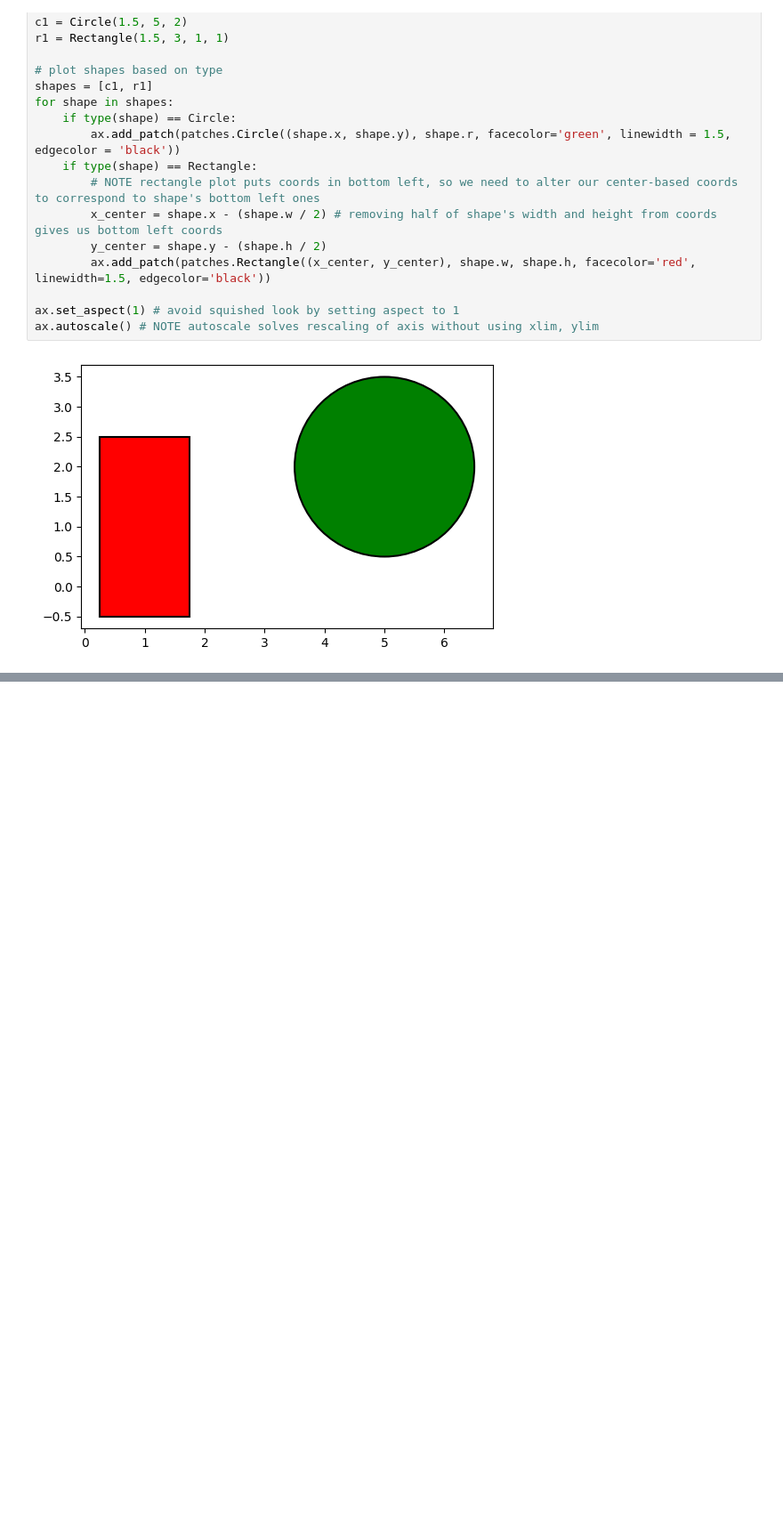
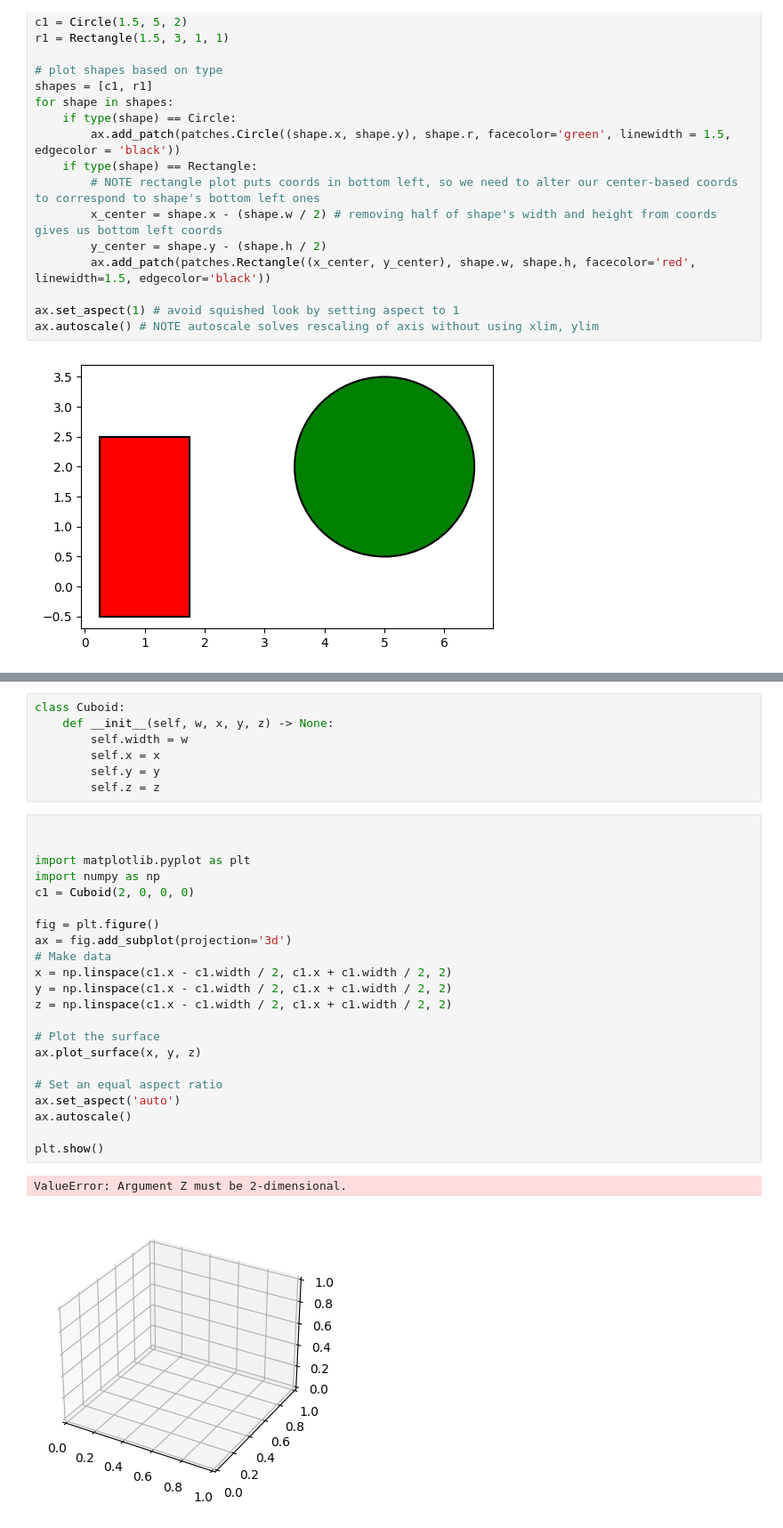
Before and after one commit to Andreas-Svensson/python, a Jupyter notebook: Explorations/E00_random_stuff.ipynb, the cells around one changed output, grey strips where cells are left out. Shown at 89% size. Saved outputs shown, nothing was run; the diff lists cells and outputs as text; blank space fills up the shorter version.

```diff
--- a/Explorations/E00_random_stuff.ipynb
+++ b/Explorations/E00_random_stuff.ipynb
@@ -168,0 +194,32 @@ plt.show()
+# %%
+class Cuboid:
+    def __init__(self, w, x, y, z) -> None:
+        self.width = w
+        self.x = x
+        self.y = y
+        self.z = z
+# %%
+
+
+import matplotlib.pyplot as plt
+import numpy as np
+c1 = Cuboid(2, 0, 0, 0)
+
+fig = plt.figure()
+ax = fig.add_subplot(projection='3d')
+# Make data
+x = np.linspace(c1.x - c1.width / 2, c1.x + c1.width / 2, 2)
+y = np.linspace(c1.x - c1.width / 2, c1.x + c1.width / 2, 2)
+z = np.linspace(c1.x - c1.width / 2, c1.x + c1.width / 2, 2)
+
+# Plot the surface
+ax.plot_surface(x, y, z)
+
+# Set an equal aspect ratio
+ax.set_aspect('auto')
+ax.autoscale()
+
+plt.show()
+# %% [output]
+ValueError: Argument Z must be 2-dimensional.
+[figure, added]
```
Also changed, not shown: parts of 16 cells of this notebook.
